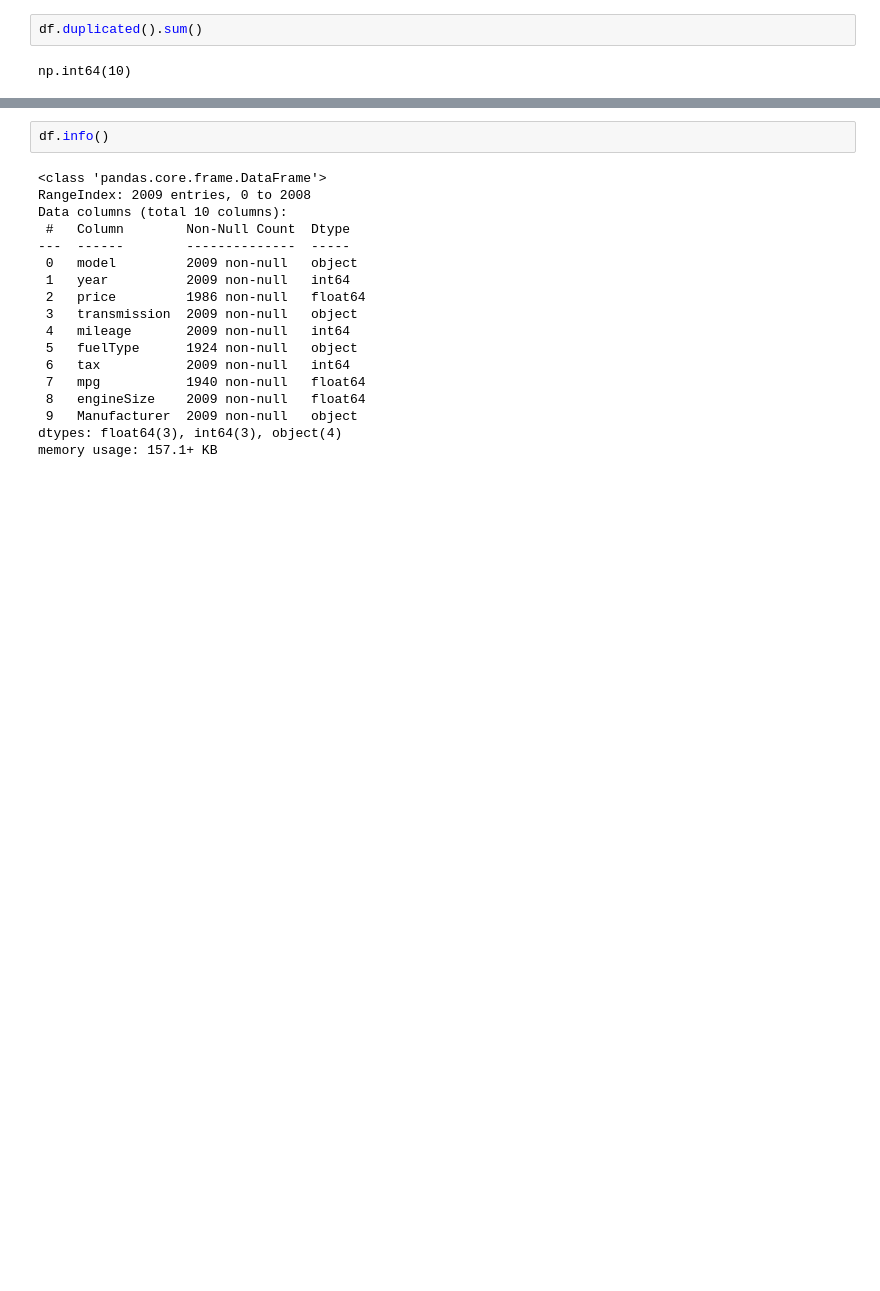
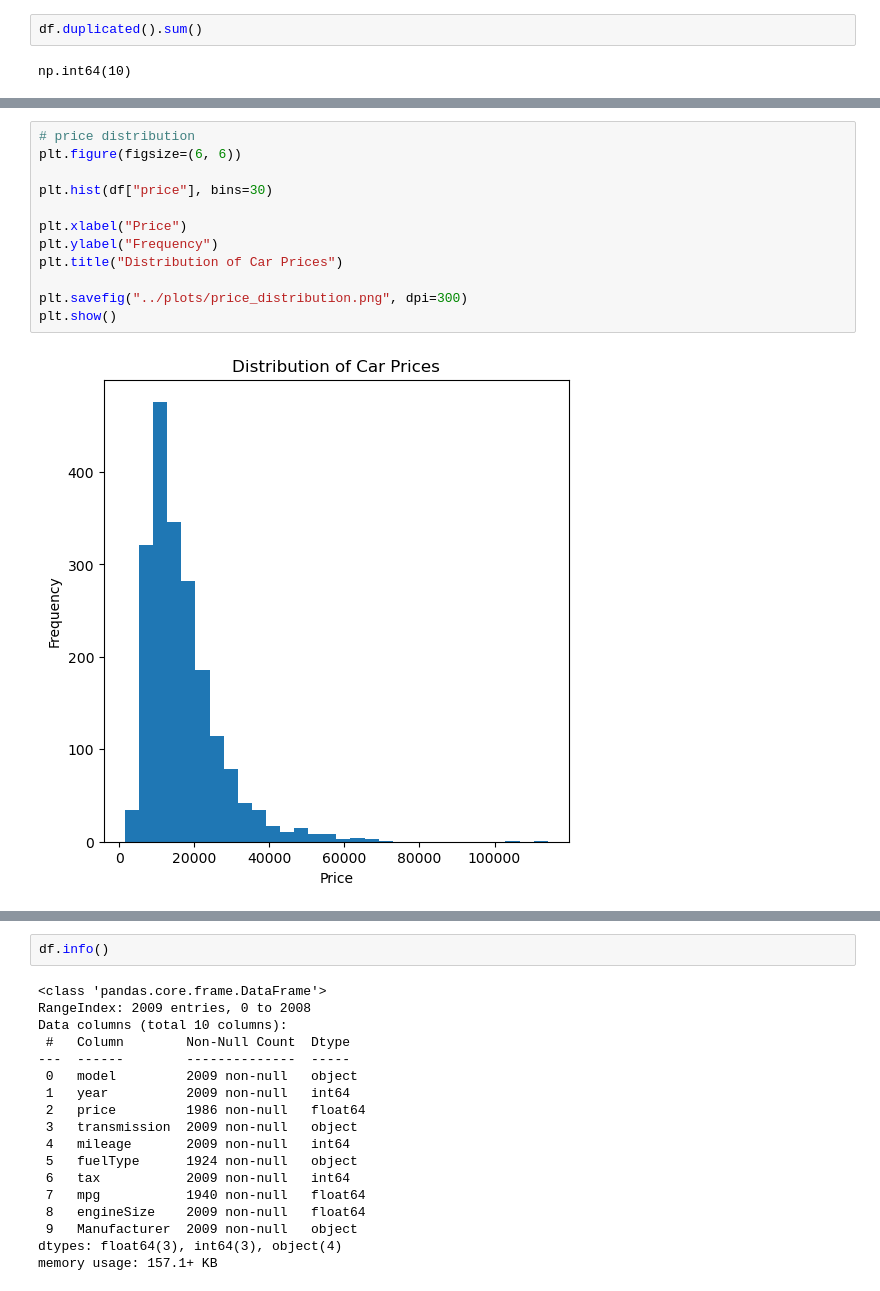
Before and after one commit to devmohass/Car_Price_Prediction, a Jupyter notebook: NoteBook/car_price_prediction.ipynb, the cells around one changed output, grey strips where cells are left out. Drawn from its saved outputs; the diff is of its cells as text; blank space fills up the shorter version.

```diff
--- a/NoteBook/car_price_prediction.ipynb
+++ b/NoteBook/car_price_prediction.ipynb
@@ -79,0 +101,14 @@ np.int64(10)
+# %%
+# price distribution
+plt.figure(figsize=(6, 6))
+
+plt.hist(df["price"], bins=30)
+
+plt.xlabel("Price")
+plt.ylabel("Frequency")
+plt.title("Distribution of Car Prices")
+
+plt.savefig("../plots/price_distribution.png", dpi=300)
+plt.show()
+# %% [output]
+[figure, added]
```
Also changed, not shown: parts of 8 cells of this notebook, 13 other files.
